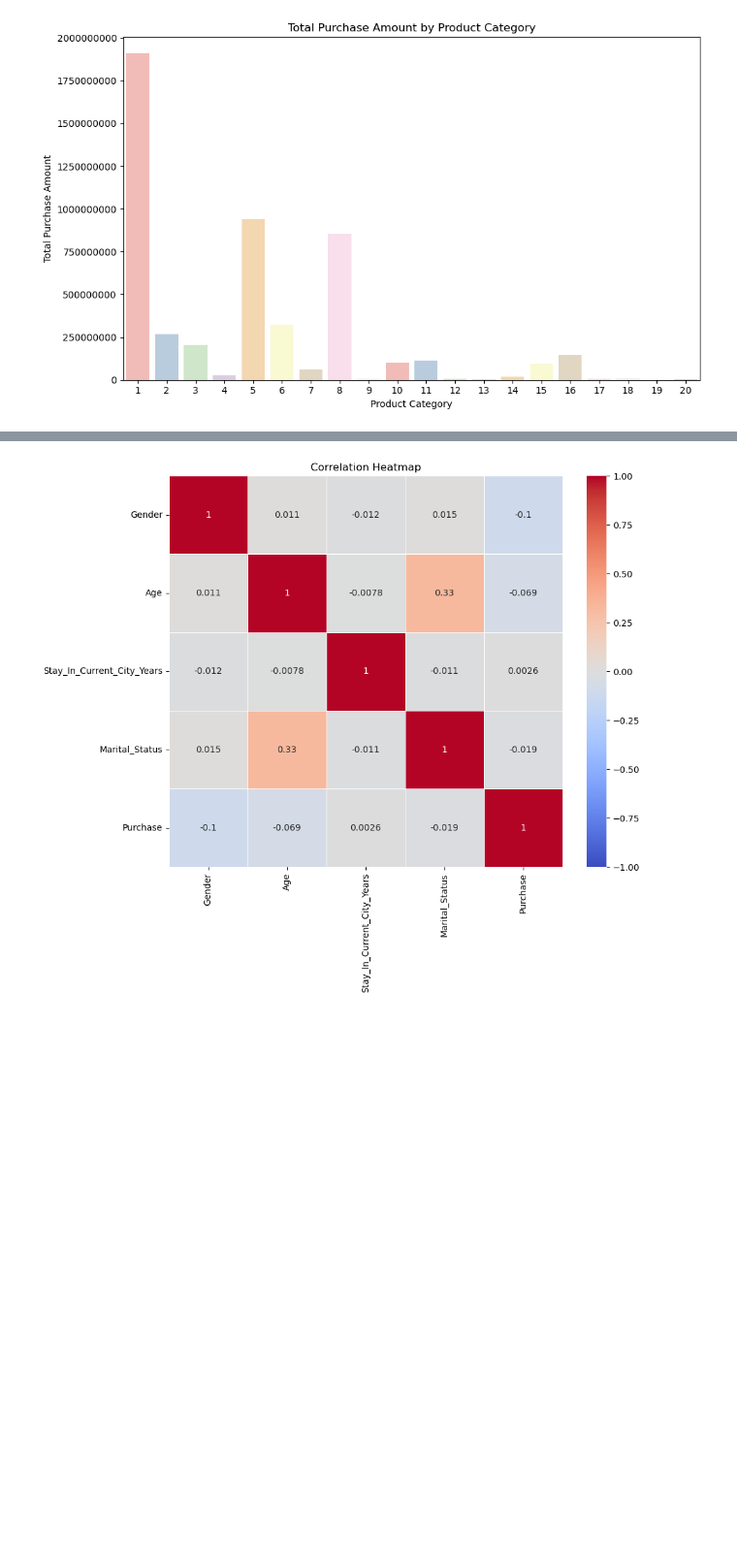
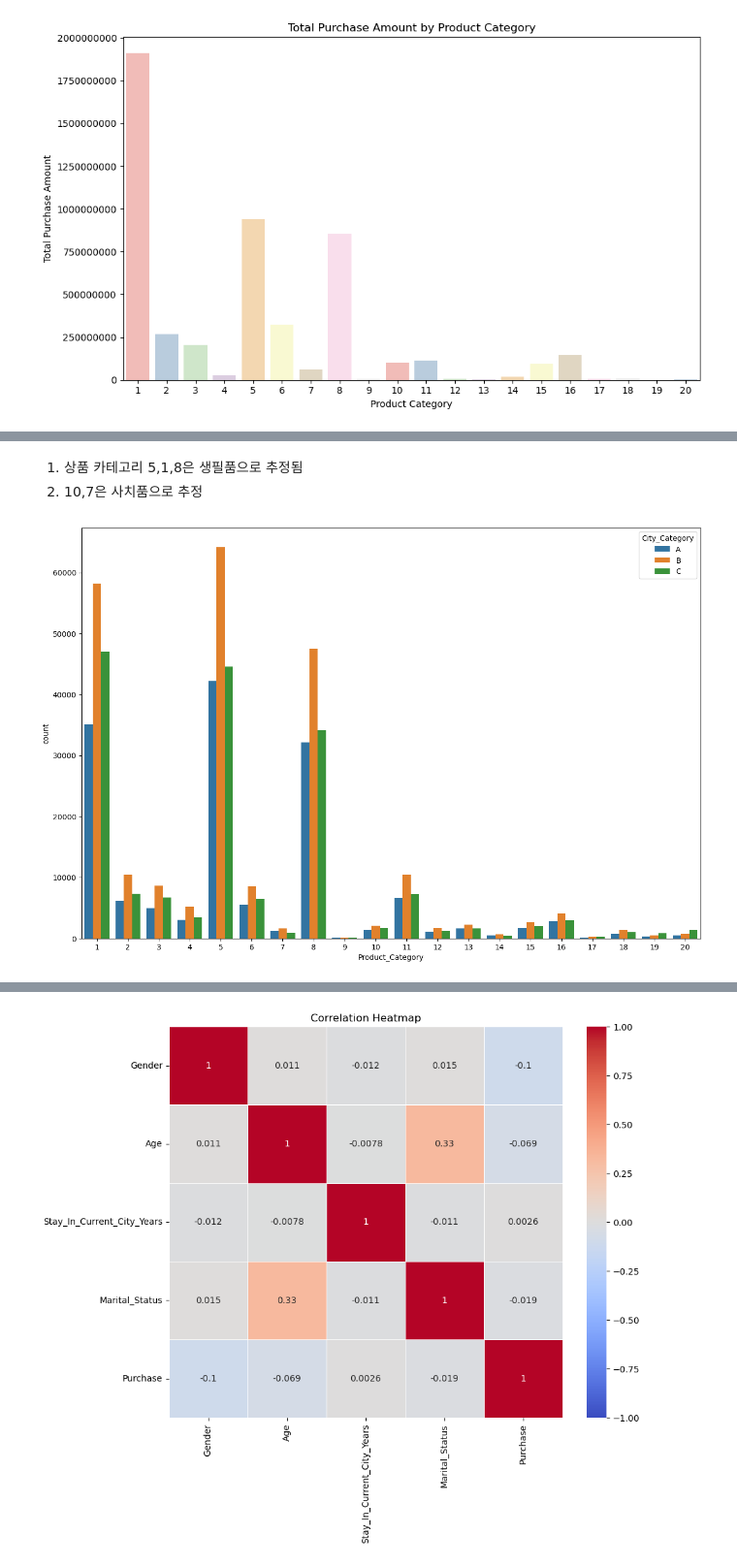
Before and after one commit to hoonzzang617/MultiCampus_DA, a Jupyter notebook: Project/쇼핑몰_데이터_분석.ipynb, the cells around one changed output, grey strips where cells are left out. Shown at 97% size. Cells and saved outputs as stored; diff of their text form; code cells hidden in the pictures; blank space fills up the shorter version.

```diff
--- a/Project/쇼핑몰_데이터_분석.ipynb
+++ b/Project/쇼핑몰_데이터_분석.ipynb
@@ -611,0 +674,9 @@ plt.show()
+# %% [markdown]
+1. 상품 카테고리 5,1,8은 생필품으로 추정됨
+2. 10,7은 사치품으로 추정
+# %%
+plt.figure(figsize=(15, 10))
+sns.countplot(data=df, x='Product_Category', hue='City_Category')
+plt.show()
+# %% [output]
+[figure, added]
```
Also changed, not shown: parts of 6 cells of this notebook.
